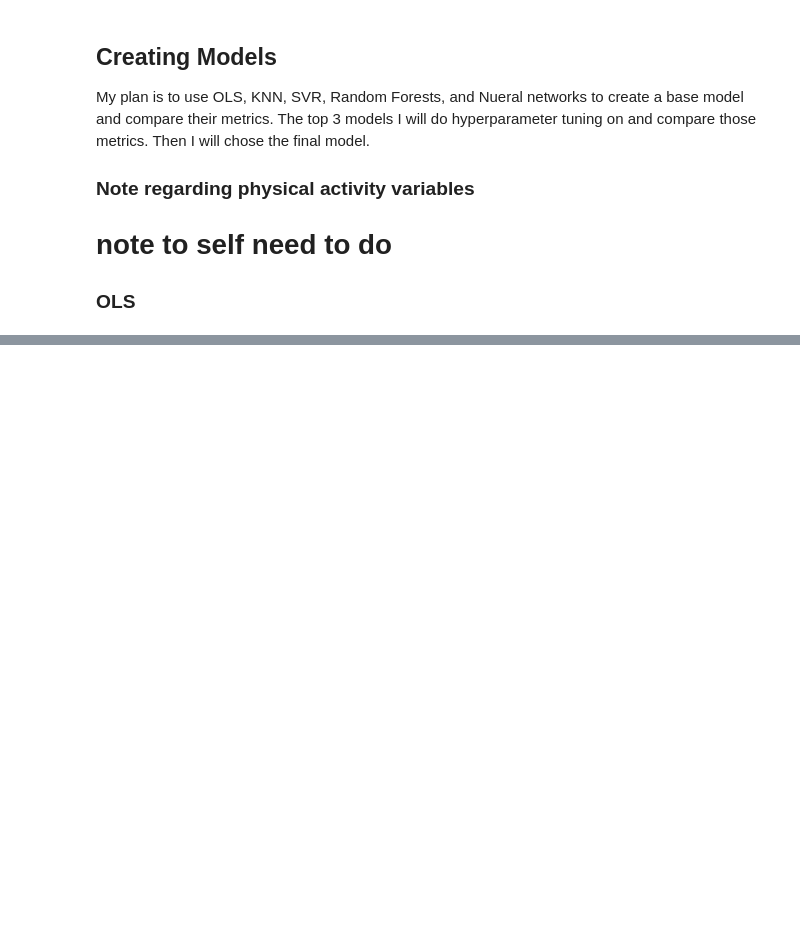
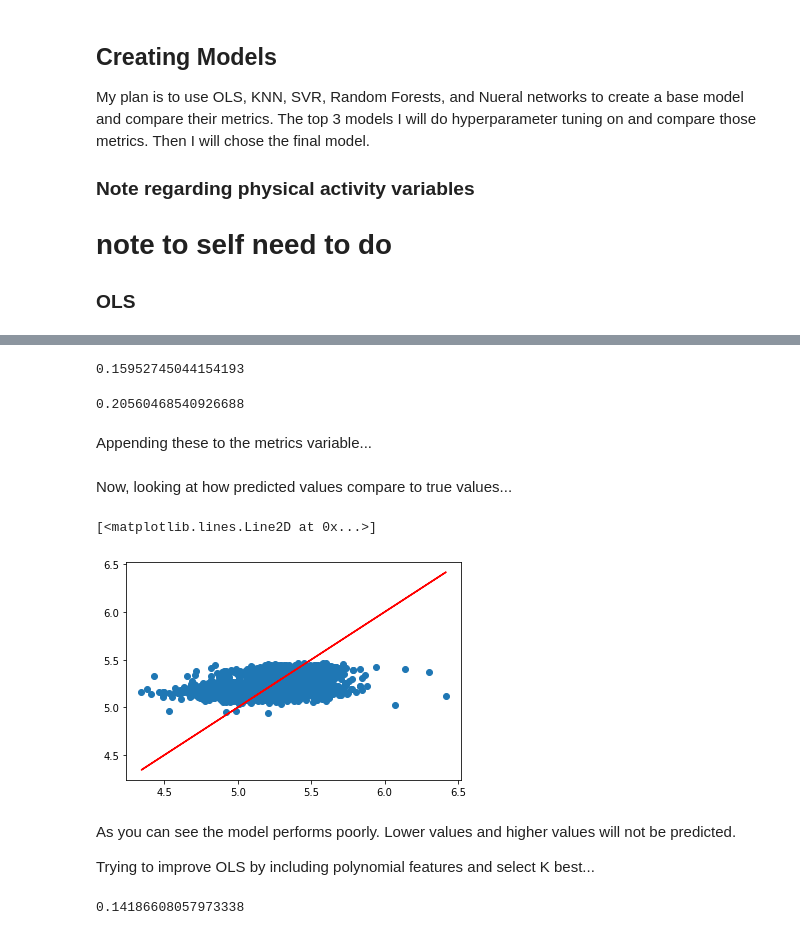
Before and after one commit to mathisme/ThinkfulDSFinalCapstone, a Jupyter notebook: final.ipynb, the cells around one changed output, grey strips where cells are left out. Cells and saved outputs as stored; diff of their text form; code cells hidden in the pictures; blank space fills up the shorter version.

```diff
--- a/final.ipynb
+++ b/final.ipynb
@@ -1462,0 +1474,35 @@ X = df2.drop(['LBXTC','log_LBXTC'],axis=1)
+# %%
+numeric_transformer1 = Pipeline(steps=[
+    ('scale',MinMaxScaler()),
+    ('impute',KNNImputer()),
+    ('winsorizer',Winsorizer(capping_method='iqr',tail='both'))])
+cat_transformer1 = Pipeline(steps=[('one_hot',OneHotEncoder(handle_unknown='error',drop='first'))])
+cat_transformer2 = Pipeline(steps=[
+    ('scale',MinMaxScaler()),
+    ('impute',SimpleImputer(strategy='most_frequent'))
+])
+numeric_transformer2 = Pipeline(steps=[
+    ('log_transform',FunctionTransformer(np.log1p)),
+    ('scale',MinMaxScaler()),
+    ('impute',KNNImputer()),
+    ('winsorizer',Winsorizer(capping_method='iqr',tail='both'))])
+cat_transformer1 = Pipeline(steps=[('one_hot',OneHotEncoder(handle_unknown='error',drop='first'))])
+cat_transformer2 = Pipeline(steps=[
+    ('scale',MinMaxScaler()),
+    ('impute',SimpleImputer(strategy='most_frequent'))
+])
+
+preprocessor = ColumnTransformer(transformers=[
+    ('num1',numeric_transformer1,numerical_not_skewed),
+    ('num2',numeric_transformer2,numerical_variables_skewed),
+    ('encode',cat_transformer1,['RIDRETH3']),
+    ('impute_cat',cat_transformer2,categorical_variables)])
+
+lr1 = Pipeline(steps =[
+    ('preprocessor',preprocessor),
+    ('PCA',PCA(0.95)),
+    ('ols', LinearRegression())])
+# %%
+X_train, X_test, y_train, y_test = train_test_split(X,y,test_size=0.25,random_state=625)
+# %%
+lr1.fit(X_train,y_train)
@@ -1462,0 +1534,2 @@ X = df2.drop(['LBXTC','log_LBXTC'],axis=1)
+# %%
+y_preds = lr1.predict(X_train)
@@ -1462,0 +1559,12 @@ X = df2.drop(['LBXTC','log_LBXTC'],axis=1)
+# %%
+test_mae = np.abs(cross_val_score(estimator=lr1,X=X_train,y=y_train,scoring='neg_mean_absolute_error')).mean()
+test_mae
+# %% [output]
+0.15952745044154193
+# %%
+test_rmse = np.sqrt(np.abs(cross_val_score(estimator=lr1,X=X_train,y=y_train,scoring='neg_mean_squared_error')).mean())
+test_rmse
+# %% [output]
+0.20560468540926688
+# %% [markdown]
+Appending these to the metrics variable...
@@ -1462,0 +1579,12 @@ X = df2.drop(['LBXTC','log_LBXTC'],axis=1)
+# %% [markdown]
+Now, looking at how predicted values compare to true values...
+# %%
+plt.scatter(y_train, y_preds)
+plt.plot(y_train, y_train, color="red")
+# %% [output]
+[<matplotlib.lines.Line2D at 0x...>]
+[figure, added]
+# %% [markdown]
+As you can see the model performs poorly.  Lower values and higher values will not be predicted.
+
+Trying to improve OLS by including polynomial features and select K best...
@@ -1462,0 +1624,5 @@ X = df2.drop(['LBXTC','log_LBXTC'],axis=1)
+# %%
+lr1.fit(X_train,y_train)
+lr1.score(X_train,y_train)
+# %% [output]
+0.14186608057973338
```
Also changed, not shown: parts of 20 cells of this notebook.
